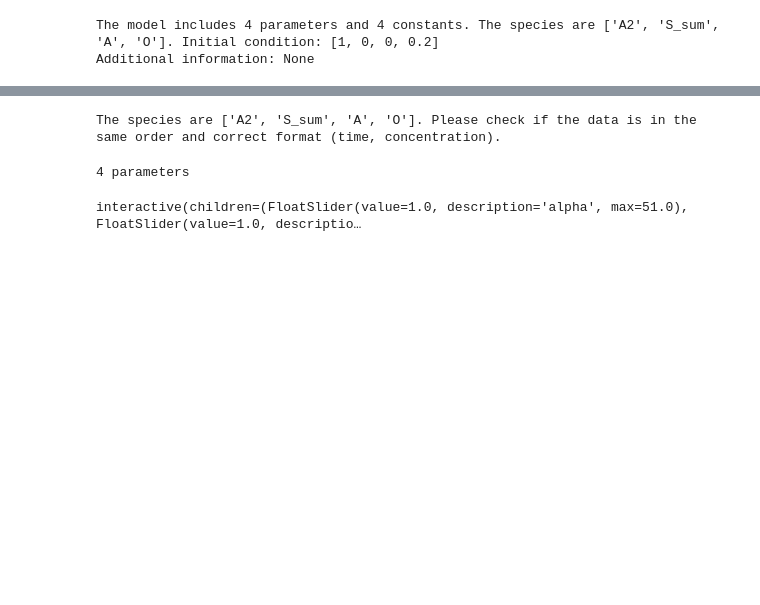
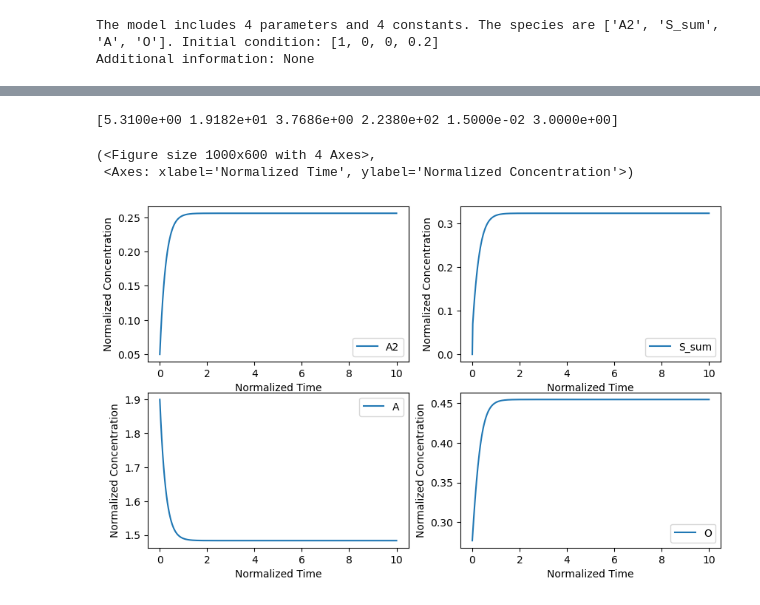
Before and after one commit to Zhiheng419/Chemical_Oscillation_Model, a Jupyter notebook: oscillation_analysis_toolkit.ipynb, the cells around one changed output, grey strips where cells are left out. Cells and saved outputs as stored; diff of their text form; code cells hidden in the pictures; blank space fills up the shorter version.

```diff
--- a/oscillation_analysis_toolkit.ipynb
+++ b/oscillation_analysis_toolkit.ipynb
@@ -295,13 +327,11 @@ df_400uL_700rpm[['tA2', 'tS']] /= 60 * tau
 # %%
-params = np.array([1, 1, 1, 1])
-consts = np.array([0.015, 4])
-init_cond = ([df_400uL_700rpm['cA2'].iloc[0], 0])
-osc_400uL_700rpm = oscillation(approx_model_FTC, params, consts, init_cond, calc_all_approx_model_FTC)
-osc_400uL_700rpm.add_exp_data(df_400uL_700rpm)
+params = np.array([ 8.850e-01  ,3.197e+00  ,6.281e-01  ,3.730e+01]) * 6
+consts = np.array([0.015, 3])
+init_cond = np.array([0.05, 0])
+osc_30uL_700rpm = oscillation(approx_model_FTC, params, consts, init_cond, calc_all_approx_model_FTC)
+osc_30uL_700rpm.plot()
 # %% [output]
-The species are ['A2', 'S_sum', 'A', 'O']. Please check if the data is in the same order and correct format (time, concentration).
+[5.3100e+00 1.9182e+01 3.7686e+00 2.2380e+02 1.5000e-02 3.0000e+00]
+(<Figure size 1000x600 with 4 Axes>,
+ <Axes: xlabel='Normalized Time', ylabel='Normalized Concentration'>)
+[figure, added]
-# %%
-osc_400uL_700rpm.interactive_plot(t=5, range=50, step=0.1, exp=True)
-# %% [output]
-4 parameters
-interactive(children=(FloatSlider(value=1.0, description='alpha', max=51.0), FloatSlider(value=1.0, descriptio…
```
Also changed, not shown: parts of 14 cells of this notebook, 4 other files.
